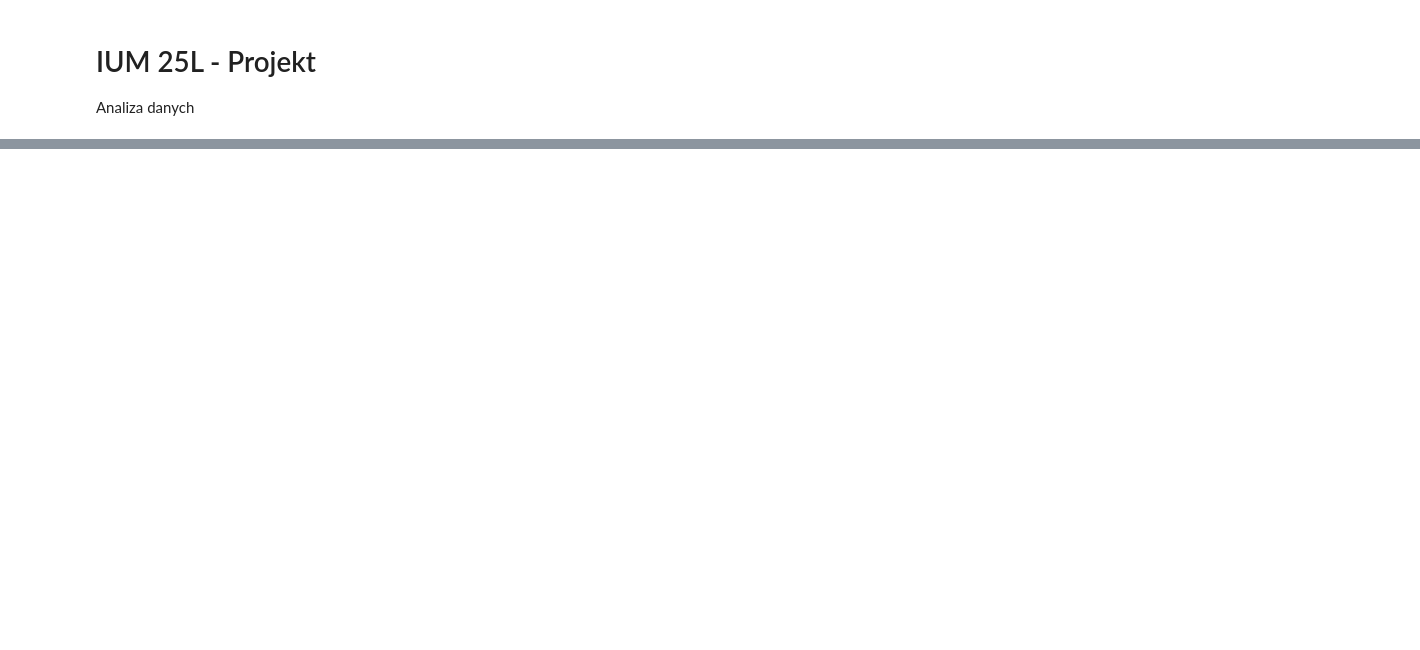
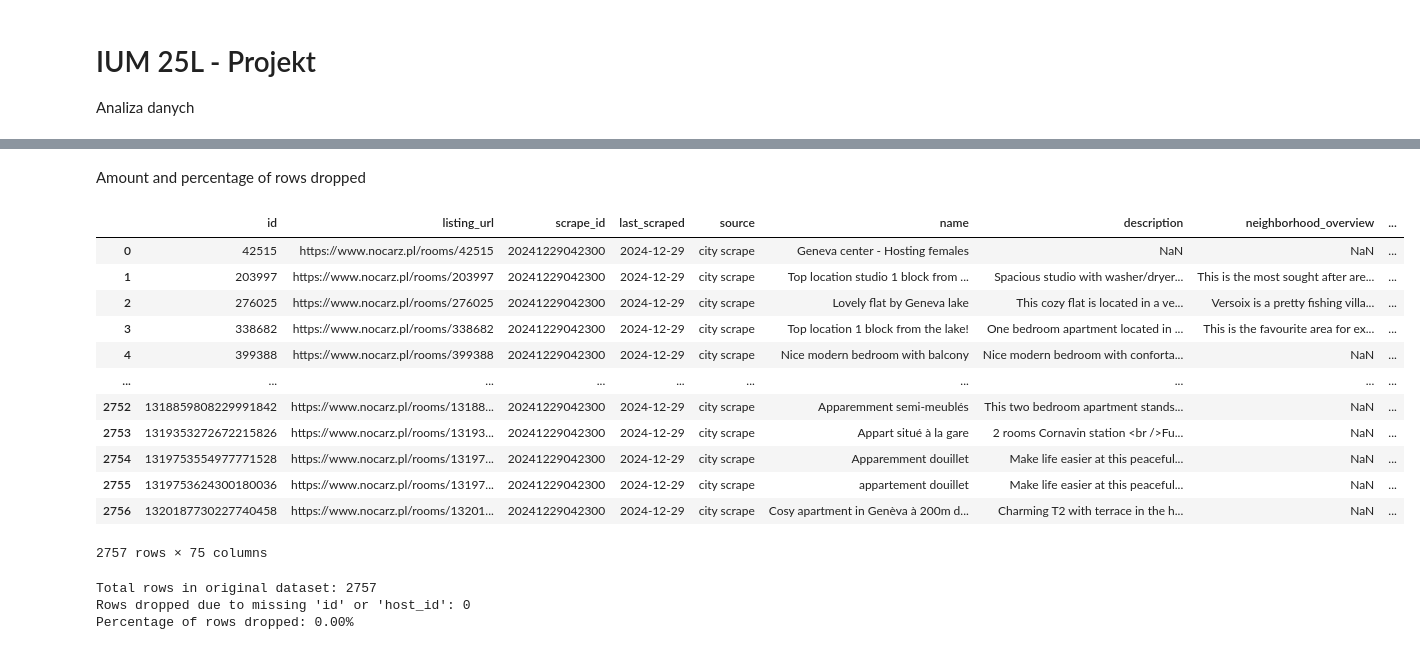
Before and after one commit to msadlej/Nocarz, a Jupyter notebook: data.ipynb, the cells around one changed output, grey strips where cells are left out. Drawn from its saved outputs; the diff is of its cells as text; code cells hidden in the pictures; blank space fills up the shorter version.

```diff
--- a/data.ipynb
+++ b/data.ipynb
@@ -99,0 +246,31 @@ Percentage of rows dropped: 35.96%
+# %% [markdown]
+Amount and percentage of rows dropped
+# %%
+dropped_listings = listings.dropna(subset=['id', 'host_id'])
+dropped_listings
+# %% [output]
+|  | id | listing_url | scrape_id | last_scraped | source | name | description | neighborhood_overview | ... |
+| 0 | 42515 | https://www.nocarz.pl/rooms/42515 | 20241229042300 | 2024-12-29 | city scrape | Geneva center - Hosting females | NaN | NaN | ... |
+| 1 | 203997 | https://www.nocarz.pl/rooms/203997 | 20241229042300 | 2024-12-29 | city scrape | Top location studio 1 block from ... | Spacious studio with washer/dryer... | This is the most sought after are... | ... |
+| 2 | 276025 | https://www.nocarz.pl/rooms/276025 | 20241229042300 | 2024-12-29 | city scrape | Lovely flat by Geneva lake | This cozy flat is located in a ve... | Versoix is a pretty fishing villa... | ... |
+| 3 | 338682 | https://www.nocarz.pl/rooms/338682 | 20241229042300 | 2024-12-29 | city scrape | Top location 1 block from the lake! | One bedroom apartment located in ... | This is the favourite area for ex... | ... |
+| 4 | 399388 | https://www.nocarz.pl/rooms/399388 | 20241229042300 | 2024-12-29 | city scrape | Nice modern bedroom with balcony | Nice modern bedroom with conforta... | NaN | ... |
+| ... | ... | ... | ... | ... | ... | ... | ... | ... | ... |
+| 2752 | 1318859808229991842 | https://www.nocarz.pl/rooms/13188... | 20241229042300 | 2024-12-29 | city scrape | Apparemment semi-meublés | This two bedroom apartment stands... | NaN | ... |
+| 2753 | 1319353272672215826 | https://www.nocarz.pl/rooms/13193... | 20241229042300 | 2024-12-29 | city scrape | Appart situé à la gare | 2 rooms Cornavin station <br />Fu... | NaN | ... |
+| 2754 | 1319753554977771528 | https://www.nocarz.pl/rooms/13197... | 20241229042300 | 2024-12-29 | city scrape | Apparemment douillet | Make life easier at this peaceful... | NaN | ... |
+| 2755 | 1319753624300180036 | https://www.nocarz.pl/rooms/13197... | 20241229042300 | 2024-12-29 | city scrape | appartement douillet | Make life easier at this peaceful... | NaN | ... |
+| 2756 | 1320187730227740458 | https://www.nocarz.pl/rooms/13201... | 20241229042300 | 2024-12-29 | city scrape | Cosy apartment in Genèva à 200m d... | Charming T2 with terrace in the h... | NaN | ... |
+2757 rows × 75 columns
+# %%
+total_rows = len(listings)
+dropped_rows = total_rows - len(dropped_listings)
+drop_percentage = (dropped_rows / total_rows) * 100 if total_rows > 0 else 0
+
+print(f"Total rows in original dataset: {total_rows}")
+print(f"Rows dropped due to missing 'id' or 'host_id': {dropped_rows}")
+print(f"Percentage of rows dropped: {drop_percentage:.2f}%")
+# %% [output]
+Total rows in original dataset: 2757
+Rows dropped due to missing 'id' or 'host_id': 0
+Percentage of rows dropped: 0.00%
```
Also changed, not shown: parts of 24 cells of this notebook.
